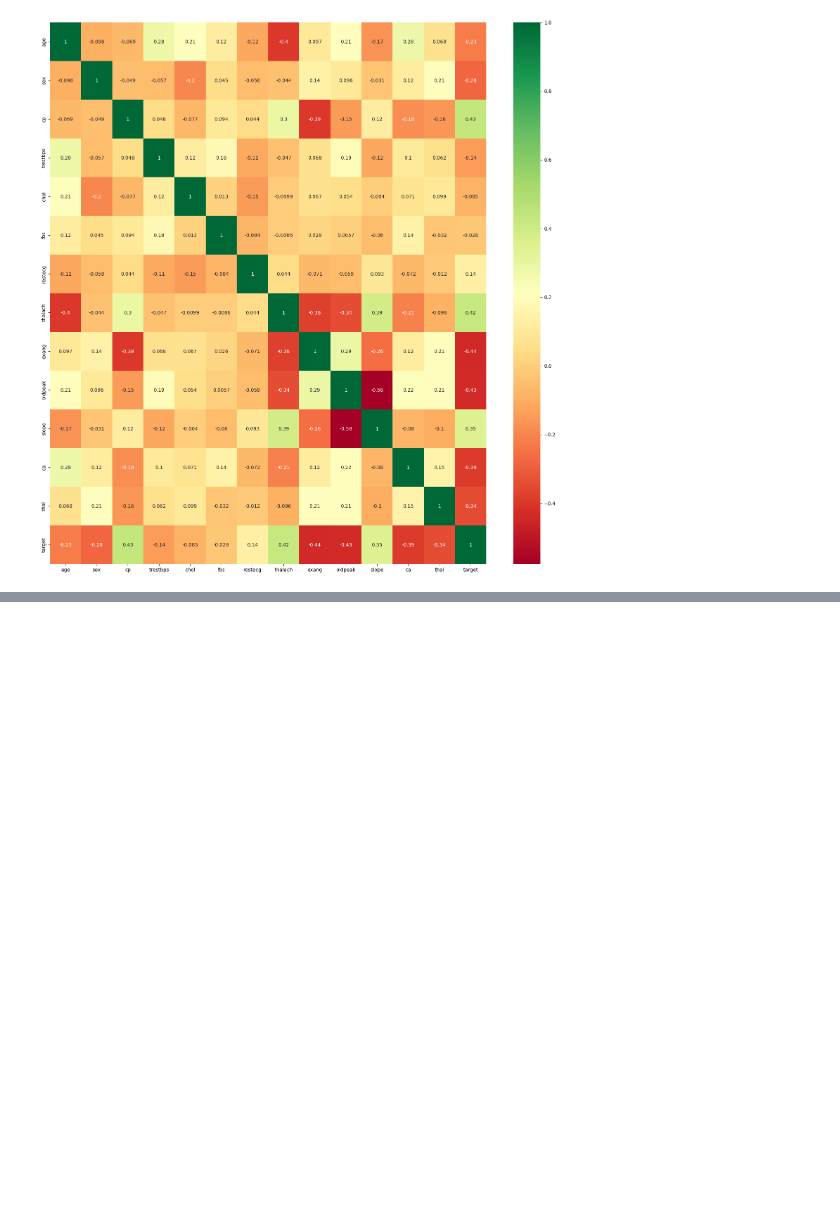
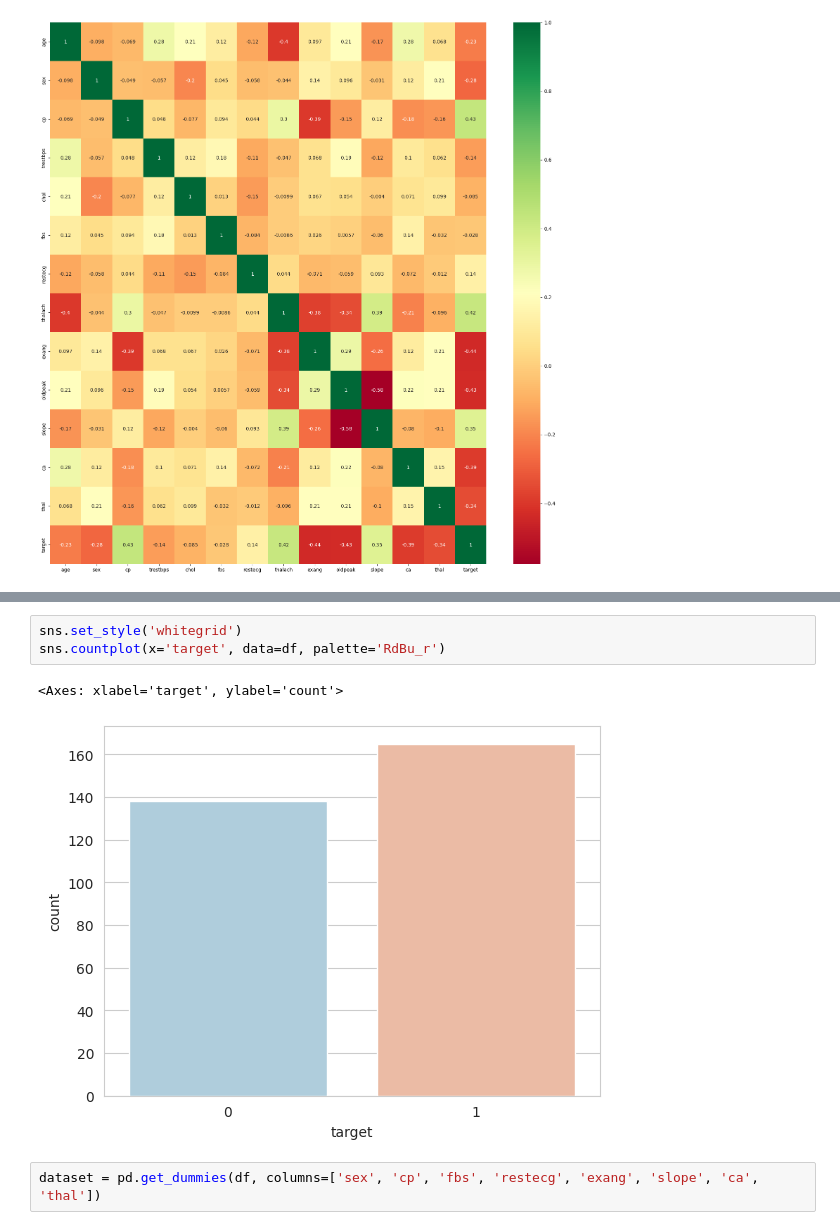
Before and after one commit to anilpatelia/kaggle_prjects, a Jupyter notebook: heart_desease/heart_desease.ipynb, the cells around one changed output, grey strips where cells are left out. Drawn from its saved outputs; the diff is of its cells as text; blank space fills up the shorter version.

```diff
--- a/heart_desease/heart_desease.ipynb
+++ b/heart_desease/heart_desease.ipynb
@@ -22,0 +41,8 @@ g = sns.heatmap(df[top_corr_features].corr(), annot=True, cmap='RdYlGn')
+# %%
+sns.set_style('whitegrid')
+sns.countplot(x='target', data=df, palette='RdBu_r')
+# %% [output]
+<Axes: xlabel='target', ylabel='count'>
+[figure, added]
+# %%
+dataset = pd.get_dummies(df, columns=['sex', 'cp', 'fbs', 'restecg', 'exang', 'slope', 'ca', 'thal'])
```
Also changed, not shown: parts of 6 cells of this notebook.
